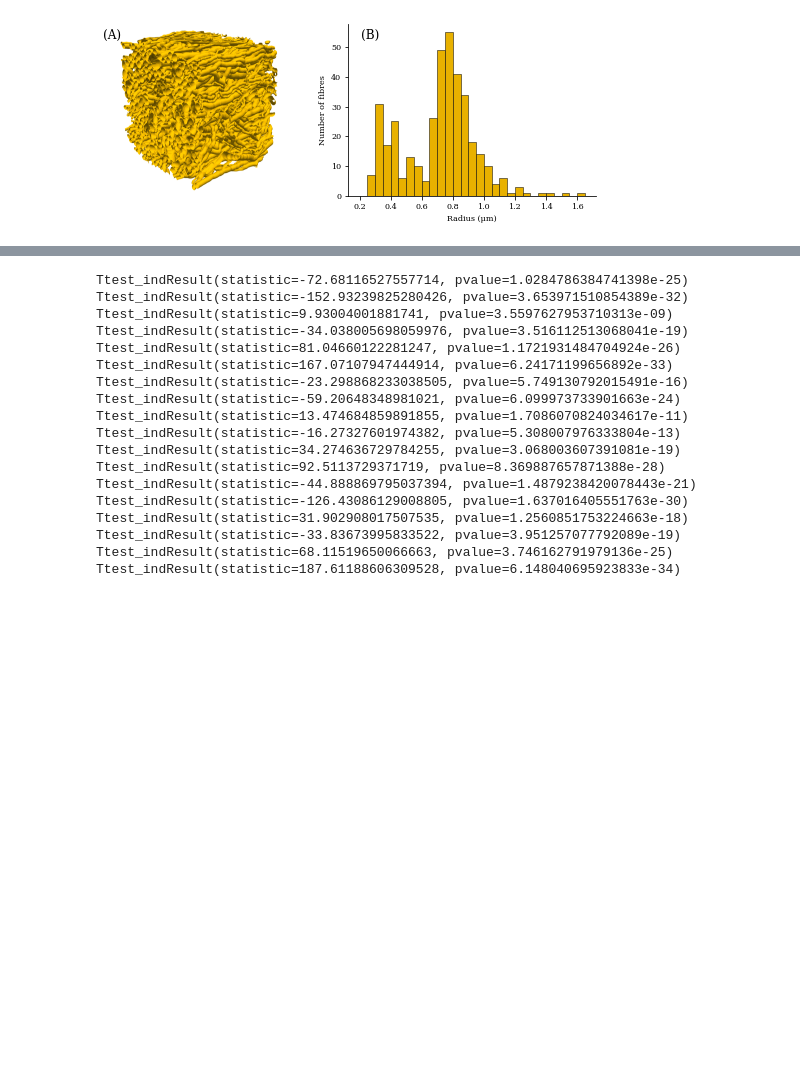
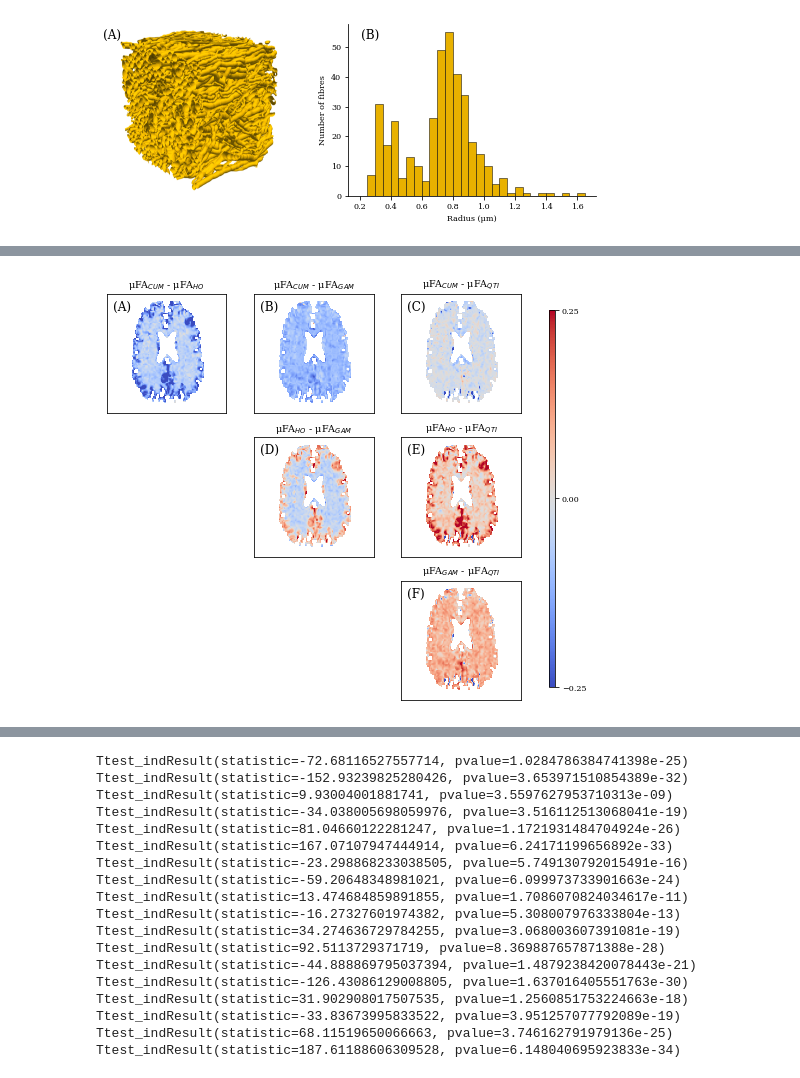
Before and after one commit to kerkelae/ufa-model-comparison, a Jupyter notebook: analysis.ipynb, the cells around one changed output, grey strips where cells are left out. Drawn from its saved outputs; the diff is of its cells as text; code cells hidden in the pictures; blank space fills up the shorter version.

```diff
--- a/analysis.ipynb
+++ b/analysis.ipynb
@@ -226,3 +243,67 @@ fig.savefig('../LaTeX/Figures/uFA_maps.pdf', bbox_inches="tight", dpi=dpi)
+# %%
+# Create the map comparison figure
+
+k = 33
+vmin = -.25
+vmax = .25
+cmap = 'coolwarm'
+
+vol_cum_uFA[~vol_mask] = np.nan
+vol_ho_uFA[~vol_mask] = np.nan
+vol_gam_uFA[~vol_mask] = np.nan
+vol_qti_uFA[~vol_mask] = np.nan
+
+fig, ax = plt.subplots(3, 3, figsize=(two_column, two_column))
+diff = vol_cum_uFA[0, 14:-14, 14:-14, k] - vol_ho_uFA[0, 14:-14, 14:-14, k]
+im = ax[0, 0].imshow(np.rot90(diff), vmin=vmin, vmax=vmax, cmap=cmap)
+ax[0, 0].set_title('μFA$_{CUM}$ - μFA$_{HO}$')
+diff = vol_cum_uFA[0, 14:-14, 14:-14, k] - vol_gam_uFA[0, 14:-14, 14:-14, k]
+ax[0, 1].imshow(np.rot90(diff), vmin=vmin, vmax=vmax, cmap=cmap)
+ax[0, 1].set_title('μFA$_{CUM}$ - μFA$_{GAM}$')
+diff = vol_cum_uFA[0, 14:-14, 14:-14, k] - vol_qti_uFA[0, 14:-14, 14:-14, k]
+ax[0, 2].imshow(np.rot90(diff), vmin=vmin, vmax=vmax, cmap=cmap)
+ax[0, 2].set_title('μFA$_{CUM}$ - μFA$_{QTI}$')
+diff = vol_ho_uFA[0, 14:-14, 14:-14, k] - vol_gam_uFA[0, 14:-14, 14:-14, k]
+ax[1, 1].imshow(np.rot90(diff), vmin=vmin, vmax=vmax, cmap=cmap)
+ax[1, 1].set_title('μFA$_{HO}$ - μFA$_{GAM}$')
+diff = vol_ho_uFA[0, 14:-14, 14:-14, k] - vol_qti_uFA[0, 14:-14, 14:-14, k]
+ax[1, 2].imshow(np.rot90(diff), vmin=vmin, vmax=vmax, cmap=cmap)
+ax[1, 2].set_title('μFA$_{HO}$ - μFA$_{QTI}$')
+diff = vol_gam_uFA[0, 14:-14, 14:-14, k] - vol_qti_uFA[0, 14:-14, 14:-14, k]
+ax[2, 2].imshow(np.rot90(diff), vmin=vmin, vmax=vmax, cmap=cmap)
+ax[2, 2].set_title('μFA$_{GAM}$ - μFA$_{QTI}$')
+for i in range(3):
+    for j in range(3):
+        ax[i, j].set_xticks([])
+        ax[i, j].set_yticks([])
+cbar_ax = fig.add_axes([0.95, 0.15, 0.01, .7])
+cbar = fig.colorbar(im, cax=cbar_ax, ticks=[vmin, 0, vmax])
+ax[1, 0].axis('off')
+ax[2, 0].axis('off')
+ax[2, 1].axis('off')
+ax[0, 0].text(.05, .95, '(A)', fontsize=label_font_size,
+              verticalalignment='top', horizontalalignment='left',
+              transform=ax[0, 0].transAxes)
+ax[0, 1].text(.05, .95,'(B)', fontsize=label_font_size,
+              verticalalignment='top', horizontalalignment='left',
+              transform=ax[0, 1].transAxes)
+ax[0, 2].text(.05, .95,'(C)', fontsize=label_font_size,
+              verticalalignment='top', horizontalalignment='left',
+              transform=ax[0, 2].transAxes)
+ax[1, 1].text(.05, .95,'(D)', fontsize=label_font_size,
+              verticalalignment='top', horizontalalignment='left',
+              transform=ax[1, 1].transAxes)
+ax[1, 2].text(.05, .95, '(E)', fontsize=label_font_size,
+              verticalalignment='top', horizontalalignment='left',
+              transform=ax[1, 2].transAxes)
+ax[2, 2].text(.05, .95, '(F)', fontsize=label_font_size,
+              verticalalignment='top', horizontalalignment='left',
+              transform=ax[2, 2].transAxes)
+plt.show()
+fig.savefig('../LaTeX/Figures/uFA_maps_comparison.pdf', bbox_inches="tight",
+            dpi=dpi)
+# %% [output]
+[figure, added]
 # %%
 # Quantify agreement between maps
 
```
Also changed, not shown: parts of 6 cells of this notebook.
